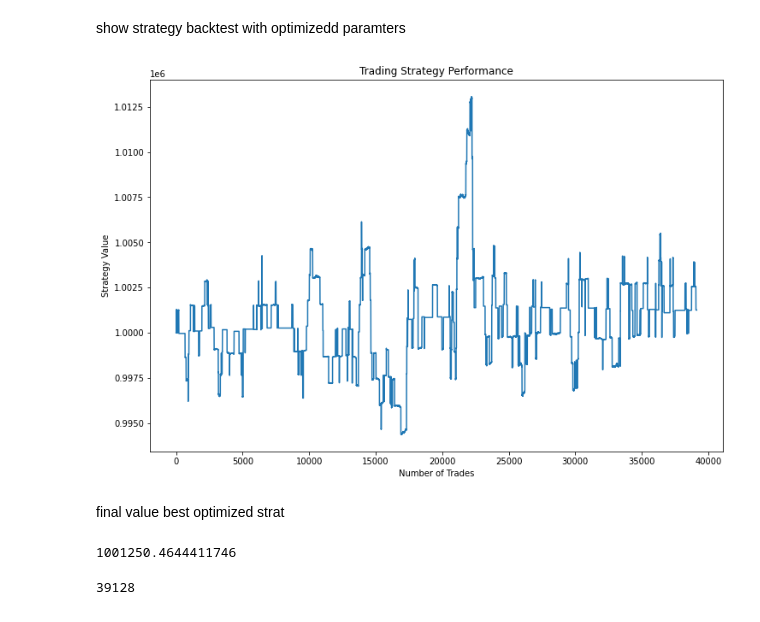
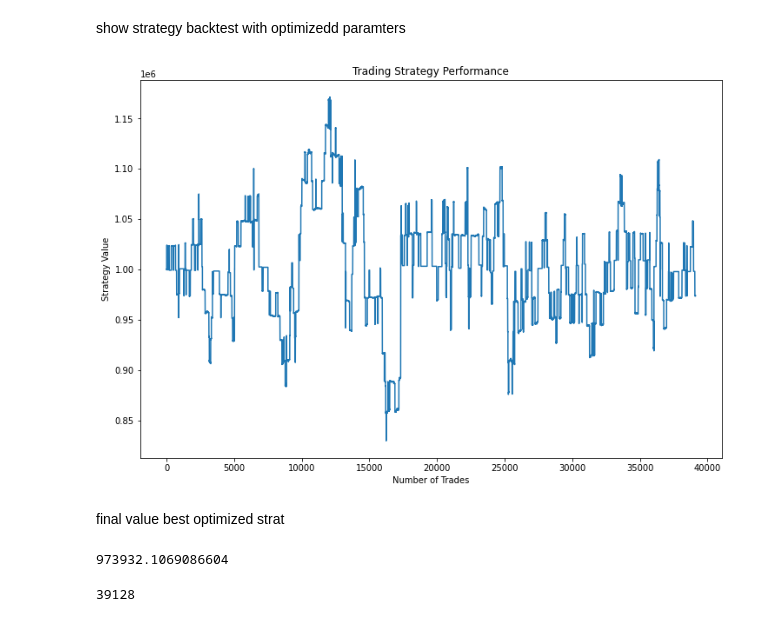
Before and after one commit to david09perez/Proyecto_Trading, a Jupyter notebook: report.ipynb, the cells around one changed output. Cells and saved outputs as stored; diff of their text form; code cells hidden in the pictures.

```diff
--- a/report.ipynb
+++ b/report.ipynb
@@ -50,4 +58,6 @@ get best combination (model)
 # %%
+from technical_analysis import Operation, TradingStrategy
+strategy = TradingStrategy('5m')
 strategy.run_combinations()
 # %% [output]
 Ejecutando con combinación de indicadores: ['RSI']
@@ -98,15 +108,15 @@ Mejores parámetros encontrados: {'sar_step': 0.01037570113940818, 'sar_max_step
 # %% [markdown]
 show strategy backtest with optimizedd paramters
 # %%
-strategy.plot_best_results()
+strategy.plot_results(best = True)
 # %% [output]
-[figure, old version]
+[figure, new version]
 # %% [markdown]
 final value best optimized strat
 # %%
 strategy.strategy_value[-1]
 # %% [output]
-1001250.4644411746
+973932.1069086604
 # %%
 len(strategy.strategy_value)
 # %% [output]
```
Also changed, not shown: parts of 12 cells of this notebook, 1 other file.
